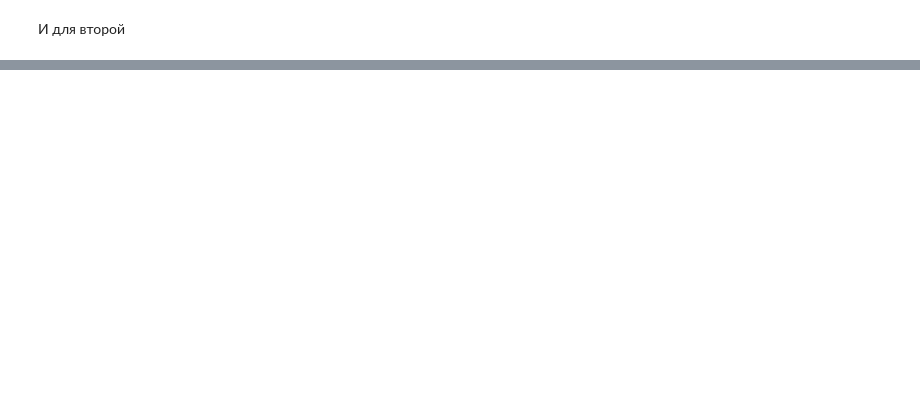
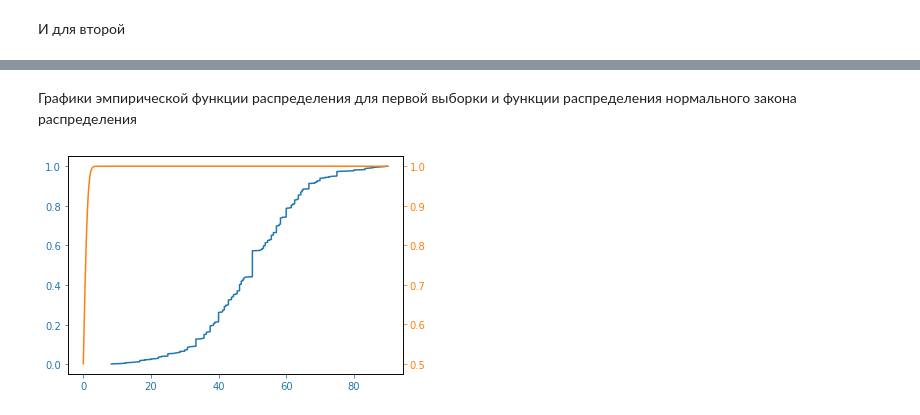
Before and after one commit to DenisKruglik/Statistics1, a Jupyter notebook: lab1.ipynb, the cells around one changed output, grey strips where cells are left out. Cells and saved outputs as stored; diff of their text form; code cells hidden in the pictures; blank space fills up the shorter version.

```diff
--- a/lab1.ipynb
+++ b/lab1.ipynb
@@ -263,0 +267,19 @@ plt.show()
+# %% [markdown]
+Графики эмпирической функции распределения для первой выборки и функции распределения нормального закона распределения
+# %%
+from statsmodels.distributions.empirical_distribution import ECDF
+
+ecdf = ECDF(first_selection)
+fig, ax1 = plt.subplots()
+ax1.plot(ecdf.x, ecdf.y, color='C0')
+ax1.tick_params(axis='x', colors="C0")
+ax1.tick_params(axis='y', colors="C0")
+ax2 = ax1.twinx()
+x = np.linspace(0, int(first_selection.max()), len(first_selection))
+y = scipy.stats.norm.cdf(x)
+ax2.plot(x, y, color='C1')
+ax2.tick_params(axis='x', colors='C1')
+ax2.tick_params(axis='y', colors='C1')
+plt.show()
+# %% [output]
+[figure, added]
```
Also changed, not shown: parts of 8 cells of this notebook.
